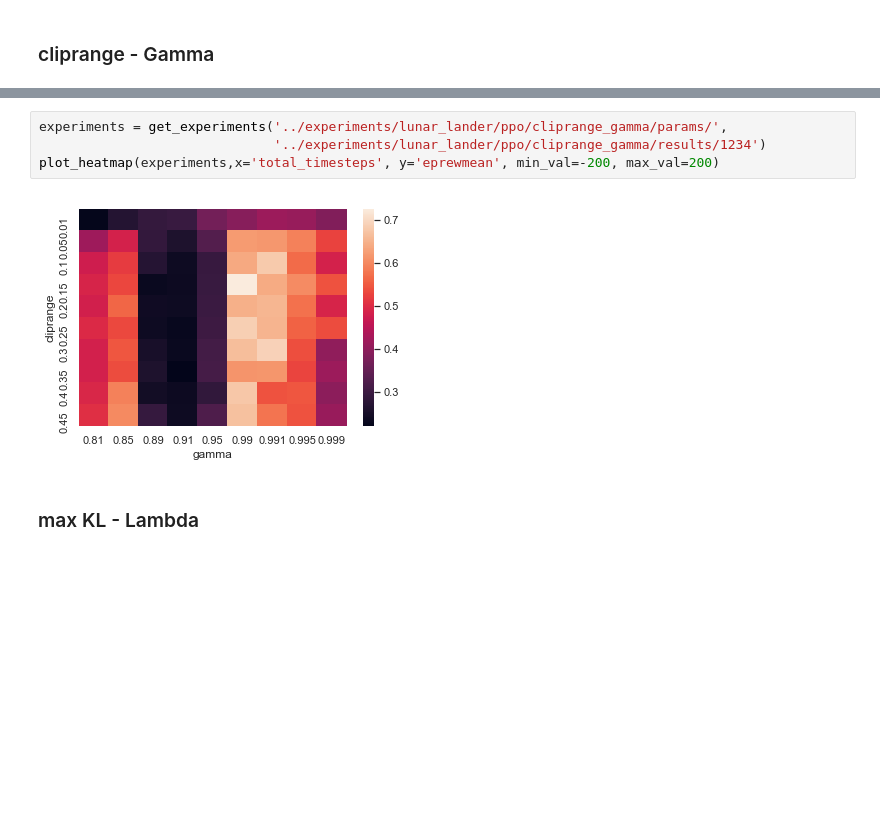
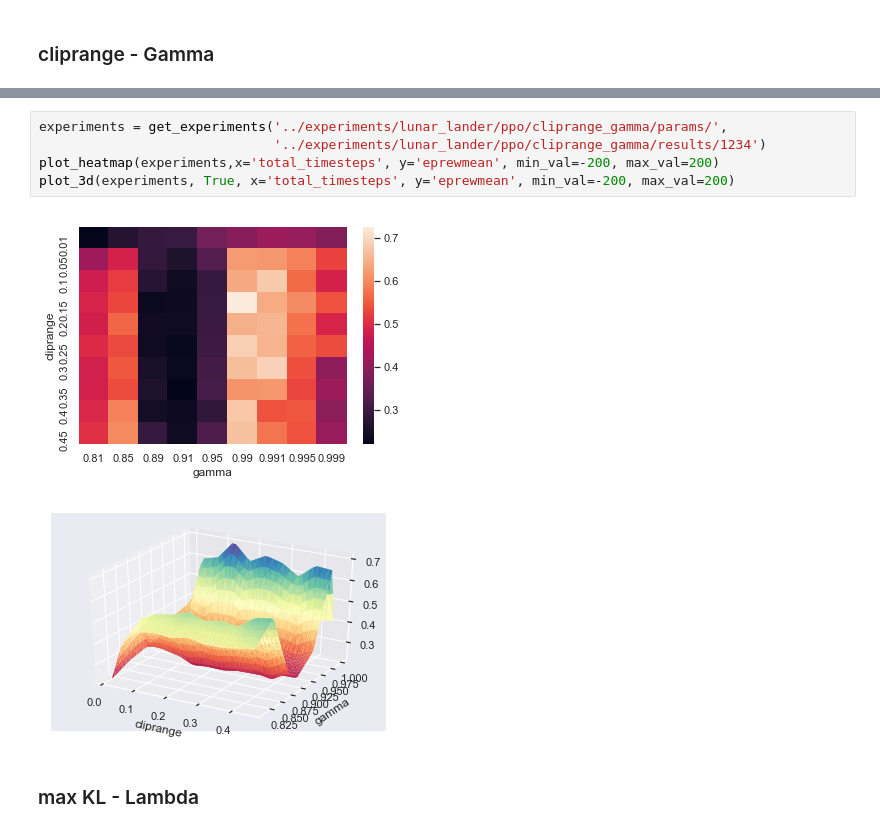
Before and after one commit to FilipStefaniuk/IN5490-JOB, a Jupyter notebook: notebooks/lunar_lander_ppo.ipynb, the cells around one changed output, grey strips where cells are left out. Drawn from its saved outputs; the diff is of its cells as text; blank space fills up the shorter version.

```diff
--- a/notebooks/lunar_lander_ppo.ipynb
+++ b/notebooks/lunar_lander_ppo.ipynb
@@ -26,9 +45,11 @@ plot_auc_2d(experiments, x='total_timesteps', y='eprewmean', min_val=-200, max_v
 # %%
 experiments = get_experiments('../experiments/lunar_lander/ppo/cliprange_gamma/params/',
                               '../experiments/lunar_lander/ppo/cliprange_gamma/results/1234')
 plot_heatmap(experiments,x='total_timesteps', y='eprewmean', min_val=-200, max_val=200)
+plot_3d(experiments, True, x='total_timesteps', y='eprewmean', min_val=-200, max_val=200)
 # %% [output]
 [figure]
+[figure, added]
 # %% [markdown]
 ### max KL - Lambda
 # %%
```
Also changed, not shown: parts of 5 cells of this notebook, 3 other files.
